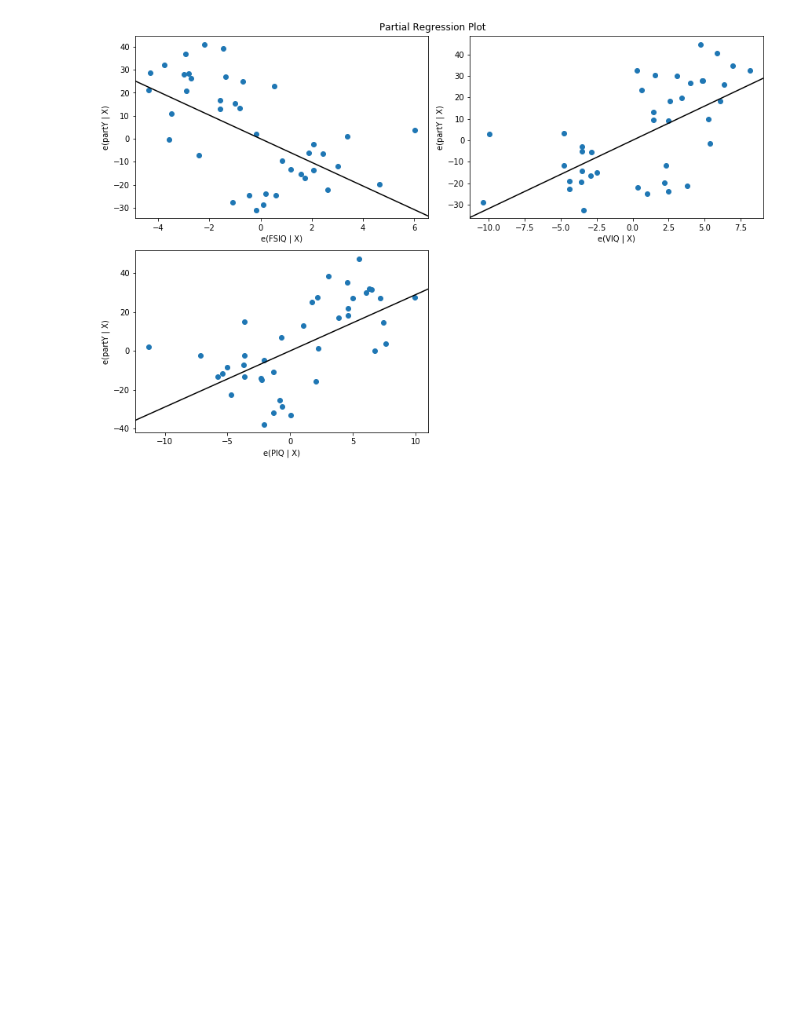
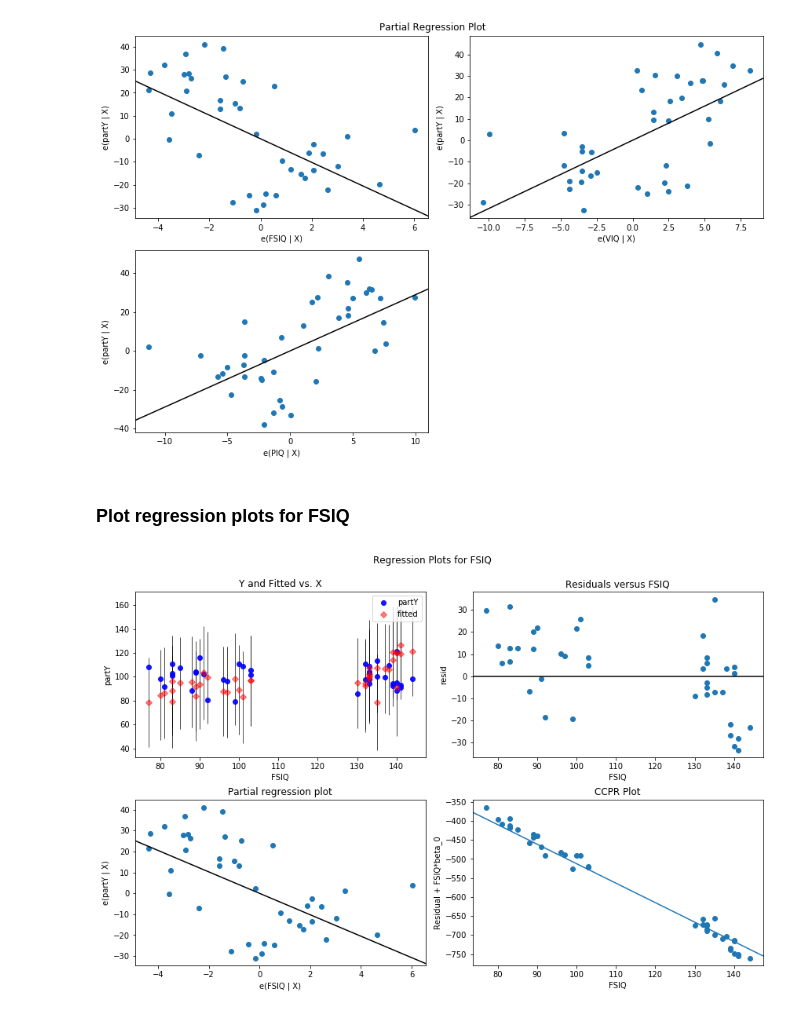
Before and after one commit to stephaniealley/Alley-S-QLSC612, a Jupyter notebook: Command_Files/myanalysis.ipynb, the cells around one changed output. Saved outputs shown, nothing was run; the diff lists cells and outputs as text; code cells hidden in the pictures; blank space fills up the shorter version.

```diff
--- a/Command_Files/myanalysis.ipynb
+++ b/Command_Files/myanalysis.ipynb
@@ -135,10 +135,10 @@ Partial regression demonstrate that MRI_Count, Height, and Weight do not add muc
 # %% [markdown]
 ## Multiple linear regression without brain size features
 # %%
-model = ols('partY ~ FSIQ + VIQ + PIQ + Gender -1', data).fit()
+model_no_brainsize = ols('partY ~ FSIQ + VIQ + PIQ + Gender -1', data).fit()
 
 # Show OLS results for all regressors
-print(model.summary())
+print(model_no_brainsize.summary())
 # %% [output]
                             OLS Regression Results
 ==============================================================================
@@ -185,10 +191,10 @@ The F test p-value shows that this model is even more significant for the predic
 # %% [markdown]
 ## Multiple linear regression without gender features
 # %%
-model = ols('partY ~ FSIQ + VIQ + PIQ -1', data).fit()
+model_no_gender = ols('partY ~ FSIQ + VIQ + PIQ -1', data).fit()
 
 # Show OLS results for all regressors
-print(model.summary())
+print(model_no_gender.summary())
 # %% [output]
                                  OLS Regression Results
 =======================================================================================
@@ -239,3 +251,12 @@ fig = plt.figure(figsize=(12,8))
 fig = plot_partregress_grid(model, fig=fig)
 # %% [output]
 [figure]
+# %% [markdown]
+### Plot regression plots for FSIQ
+# %%
+from statsmodels.graphics.api import plot_regress_exog
+
+fig = plt.figure(figsize=(12,8))
+fig = plot_regress_exog(model, "FSIQ", fig=fig)
+# %% [output]
+[figure, added]
```
Also changed, not shown: parts of 12 cells of this notebook.
